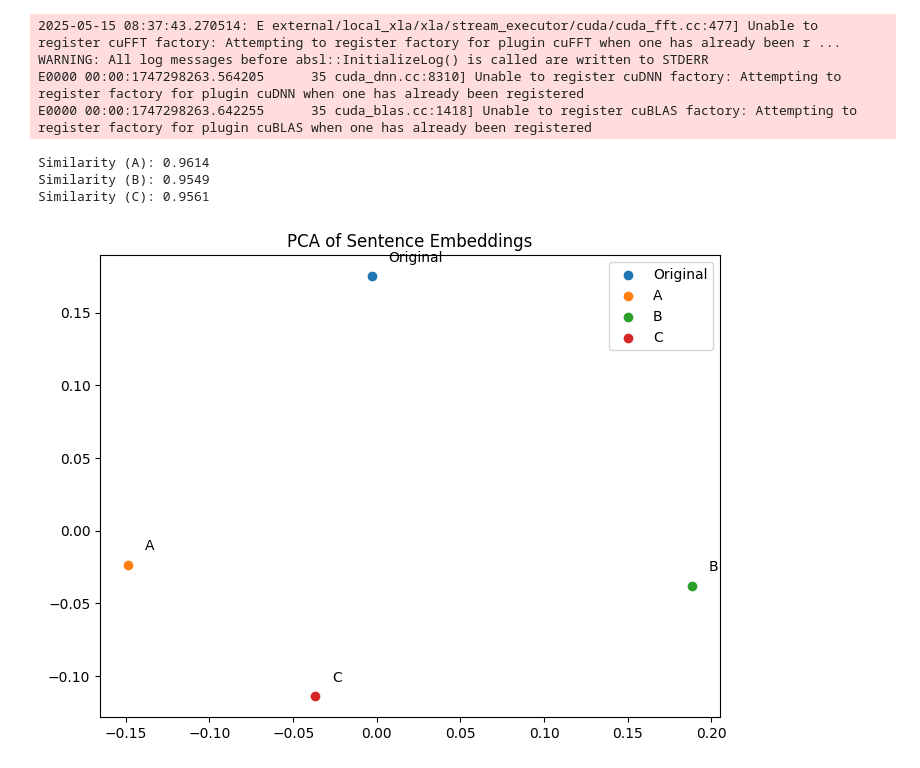
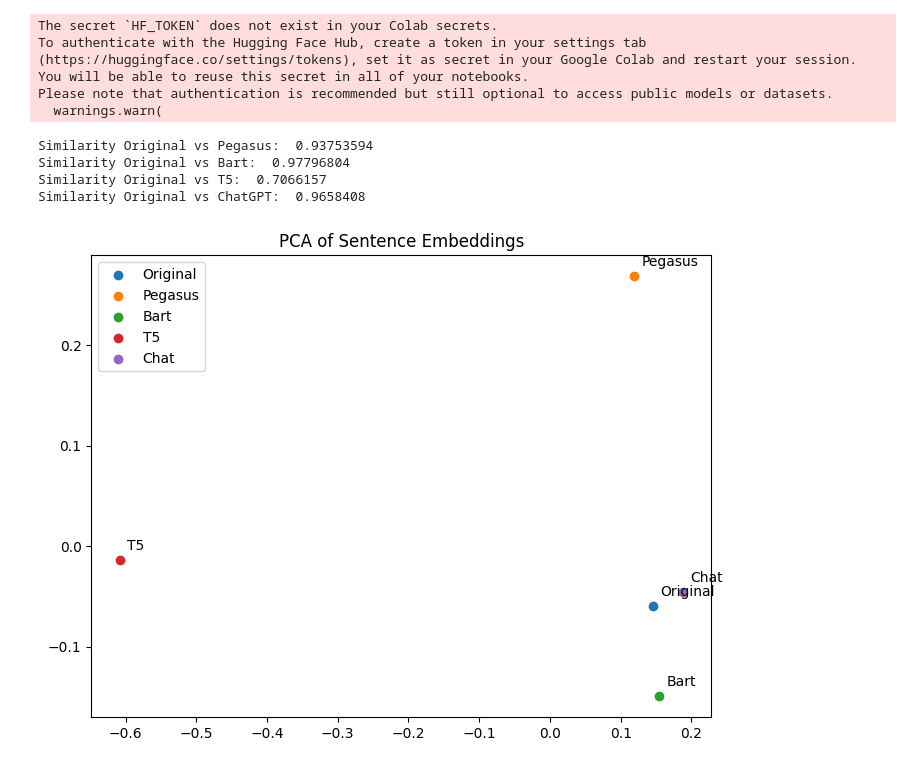
Before and after one commit to dimitry-lzs/nlp, a Jupyter notebook: part2.ipynb, the cells around one changed output. Cells and saved outputs as stored; diff of their text form; code cells hidden in the pictures.

```diff
--- a/part2.ipynb
+++ b/part2.ipynb
@@ -64,54 +76,58 @@ Sentence Count: 1
 # %%
 from sentence_transformers import SentenceTransformer
 
-bert_model = SentenceTransformer('all-MiniLM-L6-v2')  # small but strong
+# Bert
+bert_model = SentenceTransformer('all-MiniLM-L6-v2')
 
-#We use bert in this example
 emb_original = bert_model.encode(original_text)
-emb_a = bert_model.encode(reconstructed_a)
-emb_b = bert_model.encode(reconstructed_b)
-emb_c = bert_model.encode(reconstructed_c)
+emb_pegasus = bert_model.encode(reconstructed_pegasus)
+emb_bart = bert_model.encode(reconstructed_bart)
+emb_t5 = bert_model.encode(reconstructed_t5)
+emb_chatgpt = bert_model.encode(chatgpt_text)
 # %% [output]
-2025-05-15 08:37:43.270514: E external/local_xla/xla/stream_executor/cuda/cuda_fft.cc:477] Unable to register cuFFT factory: Attempting to register factory for plugin cuFFT when one has already been r ...
-WARNING: All log messages before absl::InitializeLog() is called are written to STDERR
-E0000 00:00:1747298263.564205      35 cuda_dnn.cc:8310] Unable to register cuDNN factory: Attempting to register factory for plugin cuDNN when one has already been registered
-E0000 00:00:1747298263.642255      35 cuda_blas.cc:1418] Unable to register cuBLAS factory: Attempting to register factory for plugin cuBLAS when one has already been registered
+The secret `HF_TOKEN` does not exist in your Colab secrets.
+To authenticate with the Hugging Face Hub, create a token in your settings tab (https://huggingface.co/settings/tokens), set it as secret in your Google Colab and restart your session.
+You will be able to reuse this secret in all of your notebooks.
+Please note that authentication is recommended but still optional to access public models or datasets.
+  warnings.warn(
 # %%
 from sklearn.metrics.pairwise import cosine_similarity
 
-#Cosine similarity
+# Cosine similarity
 def cosine_sim(v1, v2):
     return cosine_similarity([v1], [v2])[0][0]
-
-similarity_a = cosine_sim(emb_original, emb_a)
-similarity_b = cosine_sim(emb_original, emb_b)
-similarity_c = cosine_sim(emb_original, emb_c)
-
-print(f"Similarity (A): {similarity_a:.4f}")
-print(f"Similarity (B): {similarity_b:.4f}")
-print(f"Similarity (C): {similarity_c:.4f}")
-# %% [output]
-Similarity (A): 0.9614
-Similarity (B): 0.9549
-Similarity (C): 0.9561
+# %%
+# BERT Cosine Similarity
+print("Similarity Original vs Pegasus: ", cosine_sim(emb_original, emb_pegasus))
+print("Similarity Original vs Bart: ", cosine_sim(emb_original, emb_bart))
+print("Similarity Original vs T5: ", cosine_sim(emb_original, emb_t5))
+print("Similarity Original vs ChatGPT: ", cosine_sim(emb_original, emb_chatgpt))
+# %% [output]
+Similarity Original vs Pegasus:  0.93753594
+Similarity Original vs Bart:  0.97796804
+Similarity Original vs T5:  0.7066157
+Similarity Original vs ChatGPT:  0.9658408
 # %%
 import matplotlib.pyplot as plt
 from sklearn.decomposition import PCA
 
-#Use PCA to visualise
-embeddings = [emb_original, emb_a, emb_b, emb_c]
-labels = ['Original', 'A', 'B', 'C']
+def show_pca(embeddings, labels):
+    pca = PCA(n_components=2)
+    reduced = pca.fit_transform(embeddings)
 
-pca = PCA(n_components=2)
-reduced = pca.fit_transform(embeddings)
+    plt.figure(figsize=(8,6))
+    for point, label in zip(reduced, labels):
+        plt.scatter(point[0], point[1], label=label)
+        plt.text(point[0]+0.01, point[1]+0.01, label)
 
-plt.figure(figsize=(8,6))
-for point, label in zip(reduced, labels):
-    plt.scatter(point[0], point[1], label=label)
-    plt.text(point[0]+0.01, point[1]+0.01, label)
-
-plt.title("PCA of Sentence Embeddings")
-plt.legend()
-plt.show()
+    plt.title("PCA of Sentence Embeddings")
+    plt.legend()
+    plt.show()
-# %% [output]
-[figure, removed]
+# %%
+# BERT PCA
+embeddings_bert = [emb_original, emb_pegasus, emb_bart, emb_t5, emb_chatgpt]
+labels = ['Original', 'Pegasus', 'Bart', 'T5', 'Chat']
+
+show_pca(embeddings_bert, labels)
+# %% [output]
+[figure, added]
```
Also changed, not shown: parts of 21 cells of this notebook, 1 other file.
